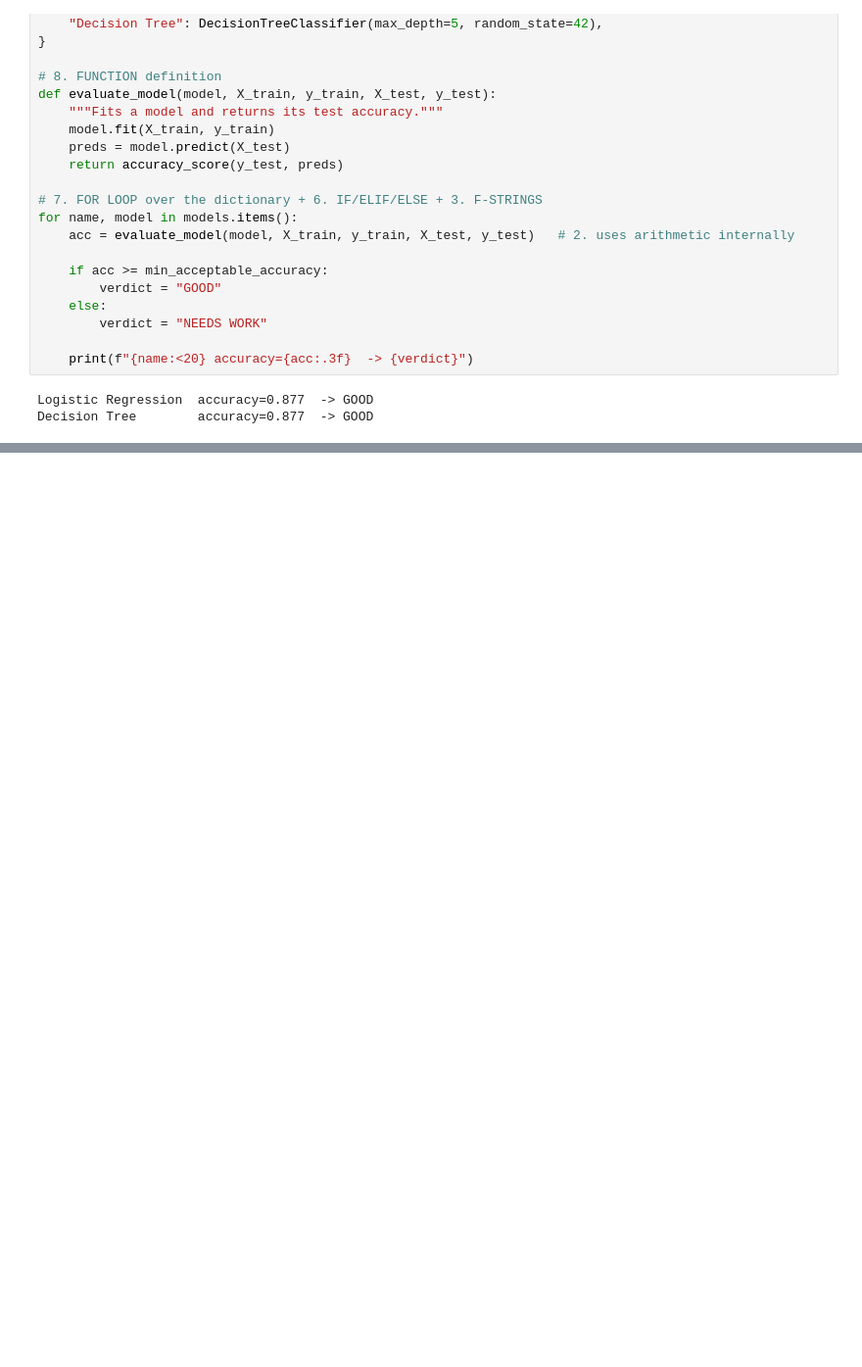
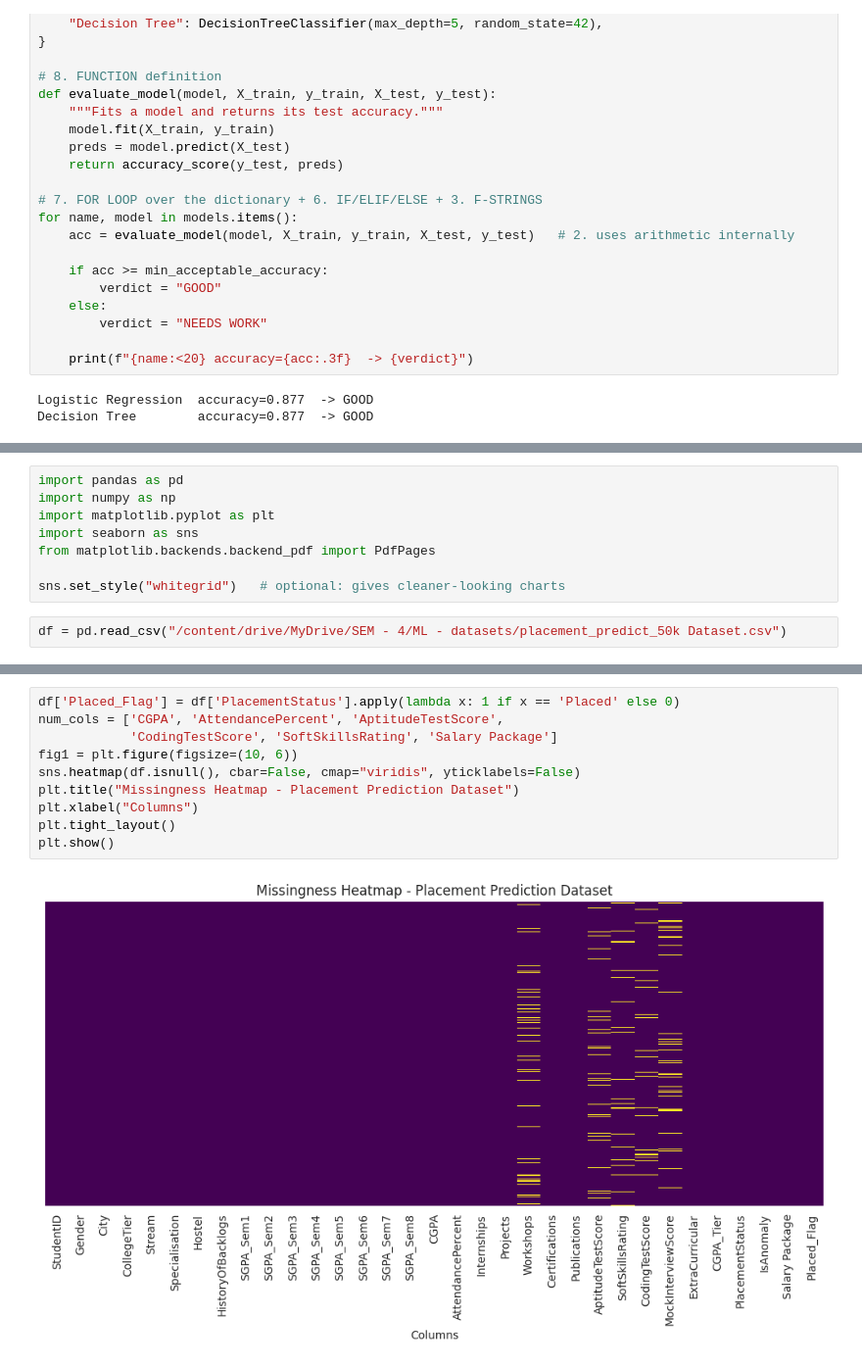
Before and after one commit to Ananya0831/Machine_Learning, a Jupyter notebook: Practical/ML(Experiment1) (2).ipynb, the cells around one changed output, grey strips where cells are left out. Shown at 98% size. Cells and saved outputs as stored; diff of their text form; blank space fills up the shorter version.

Commit message:
Added ML practical and skill experiments

```diff
--- a/Practical/ML(Experiment1) (2).ipynb
+++ b/Practical/ML(Experiment1) (2).ipynb
@@ -91,0 +99,10 @@ Decision Tree        accuracy=0.877  -> GOOD
+# %%
+import pandas as pd
+import numpy as np
+import matplotlib.pyplot as plt
+import seaborn as sns
+from matplotlib.backends.backend_pdf import PdfPages
+
+sns.set_style("whitegrid")   # optional: gives cleaner-looking charts
+# %%
+df = pd.read_csv("/content/drive/MyDrive/SEM - 4/ML - datasets/placement_predict_50k Dataset.csv")
@@ -91,0 +121,12 @@ Decision Tree        accuracy=0.877  -> GOOD
+# %%
+df['Placed_Flag'] = df['PlacementStatus'].apply(lambda x: 1 if x == 'Placed' else 0)
+num_cols = ['CGPA', 'AttendancePercent', 'AptitudeTestScore',
+            'CodingTestScore', 'SoftSkillsRating', 'Salary Package']
+fig1 = plt.figure(figsize=(10, 6))
+sns.heatmap(df.isnull(), cbar=False, cmap="viridis", yticklabels=False)
+plt.title("Missingness Heatmap - Placement Prediction Dataset")
+plt.xlabel("Columns")
+plt.tight_layout()
+plt.show()
+# %% [output]
+[figure, added]
```
Also changed, not shown: parts of 8 cells of this notebook, 3 other files.
